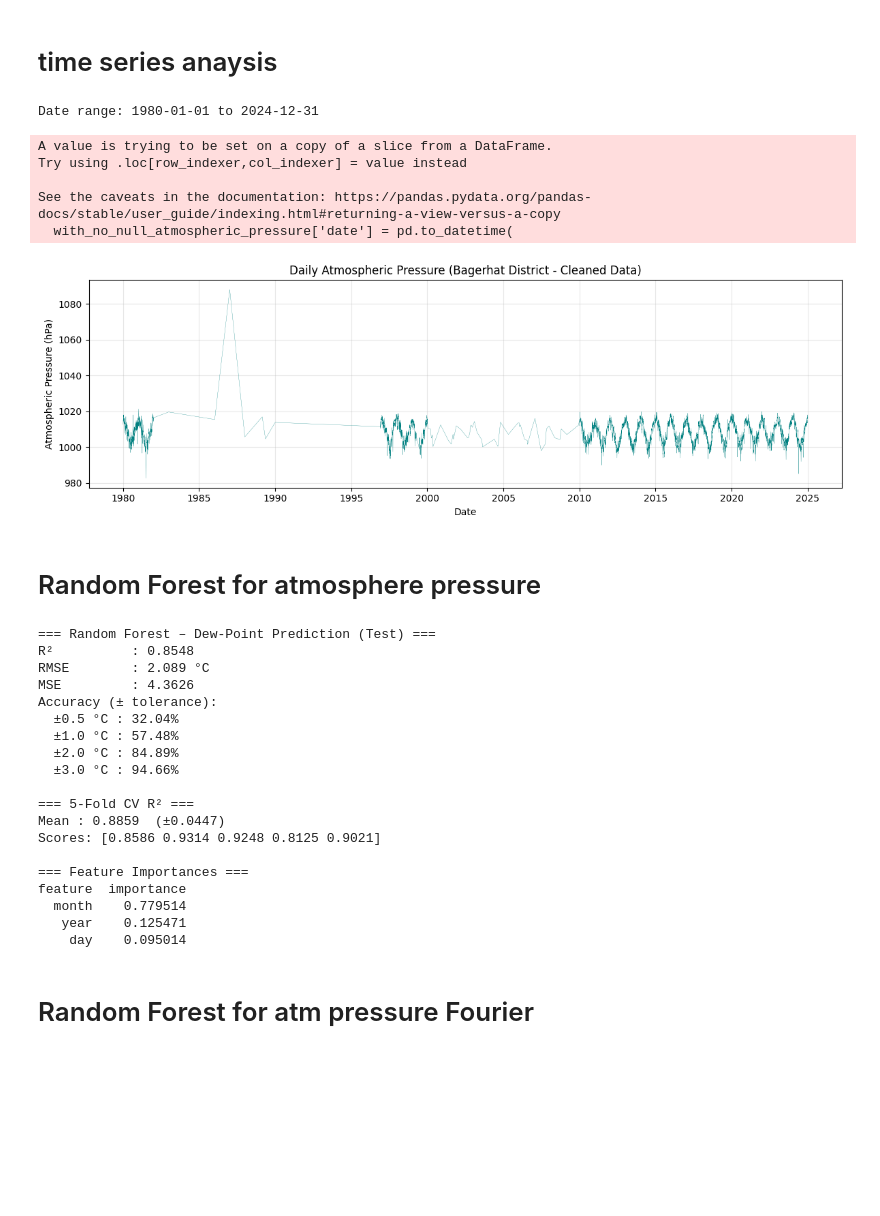
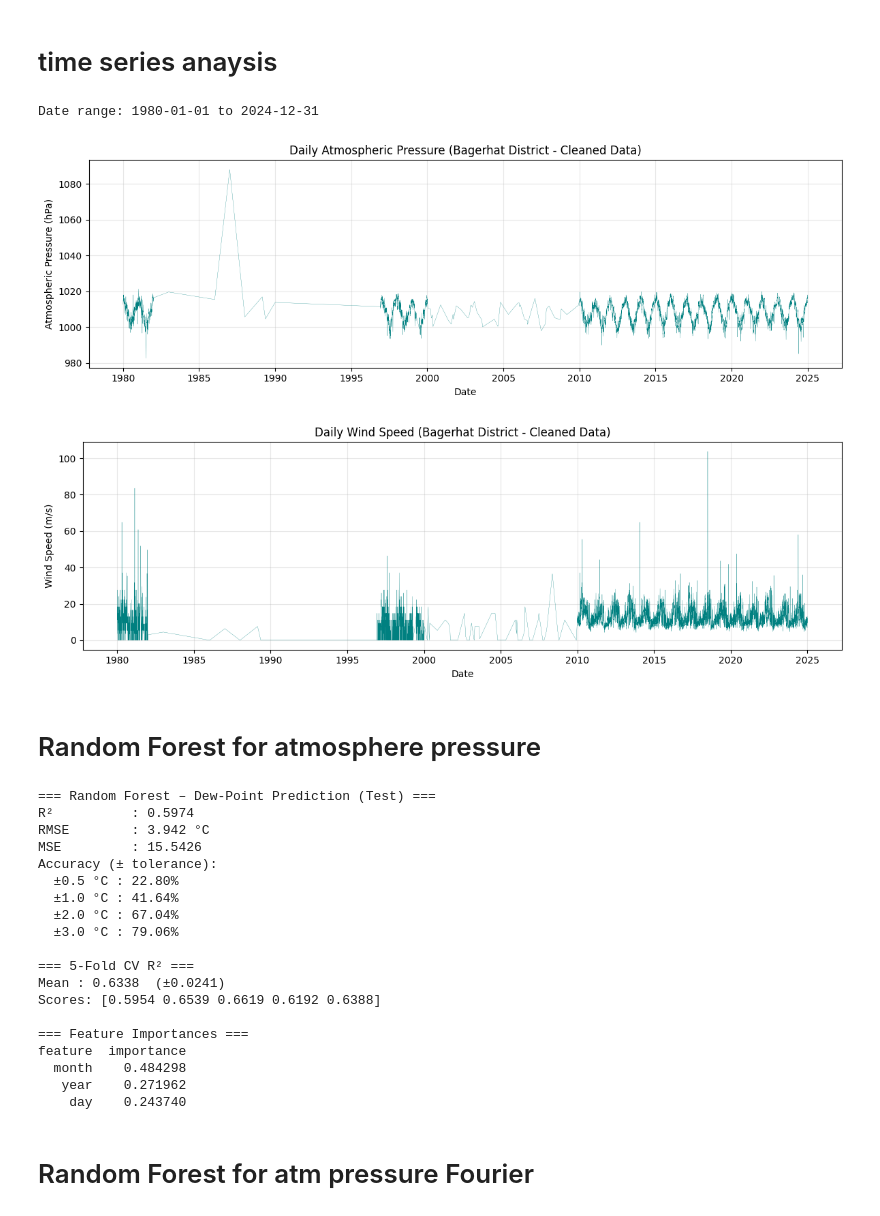
Before and after one commit to not-your-pancake/TCC-ensembling-paper, a Jupyter notebook: 10-Storm-Risk/1-bagerhat/bagerhat_storm_risk.ipynb, the cells around one changed output. Saved outputs shown, nothing was run; the diff lists cells and outputs as text; code cells hidden in the pictures; blank space fills up the shorter version.

```diff
--- a/10-Storm-Risk/1-bagerhat/bagerhat_storm_risk.ipynb
+++ b/10-Storm-Risk/1-bagerhat/bagerhat_storm_risk.ipynb
@@ -79,36 +82,43 @@ with_no_null_atmospheric_pressure.describe()
 # %%
 import matplotlib.pyplot as plt
 import pandas as pd
 
 # Ensure a datetime column exists
 if 'date' not in with_no_null_atmospheric_pressure.columns:
     with_no_null_atmospheric_pressure['date'] = pd.to_datetime(
         with_no_null_atmospheric_pressure[['year', 'month', 'day']]
     )
 
 # Show date range
 min_date = with_no_null_atmospheric_pressure['date'].min()
 max_date = with_no_null_atmospheric_pressure['date'].max()
 print(f"Date range: {min_date.date()} to {max_date.date()}")
 
 # Plot daily atmospheric pressure time series
 plt.figure(figsize=(12, 4))
-plt.plot(with_no_null_atmospheric_pressure['date'], with_no_null_atmospheric_pressure['atmospheric_pressure'],
+plt.plot(with_no_null_atmospheric_pressure['date'], with_no_null_atmospheric_pressure[['atmospheric_pressure']],
          linewidth=0.2, color='teal')
 plt.xlabel('Date')
 plt.ylabel('Atmospheric Pressure (hPa)')
 plt.title('Daily Atmospheric Pressure (Bagerhat District - Cleaned Data)')
 plt.grid(True, alpha=0.3)
 plt.tight_layout()
 plt.show()
+
+# Plot daily windspeed time series
+plt.figure(figsize=(12, 4))
+plt.plot(with_no_null_atmospheric_pressure['date'], with_no_null_atmospheric_pressure[['windspeed']],
+         linewidth=0.2, color='teal')
+plt.xlabel('Date')
+plt.ylabel('Wind Speed (m/s)')
+plt.title('Daily Wind Speed (Bagerhat District - Cleaned Data)')
+plt.grid(True, alpha=0.3)
+plt.tight_layout()
+plt.show()
 # %% [output]
 Date range: 1980-01-01 to 2024-12-31
-A value is trying to be set on a copy of a slice from a DataFrame.
-Try using .loc[row_indexer,col_indexer] = value instead
-
-See the caveats in the documentation: https://pandas.pydata.org/pandas-docs/stable/user_guide/indexing.html#returning-a-view-versus-a-copy
-  with_no_null_atmospheric_pressure['date'] = pd.to_datetime(
 [figure]
+[figure, added]
 # %% [markdown]
 # Random Forest for atmosphere pressure
 # %%
@@ -128,7 +138,7 @@ df = with_no_null_atmospheric_pressure.copy()          # <-- your cleaned data
 # ------------------------------------------------------------------
 # 2. Keep only the columns you care about
 # ------------------------------------------------------------------
-desired_column = ['day', 'month', 'year', 'atmospheric_pressure']  # <-- only these columns
+desired_column = ['day', 'month', 'year', 'atmospheric_pressure','windspeed']  # <-- only these columns
 
 # If any of the predictor columns are missing, pandas will raise a clear error
 df = df[desired_column]
@@ -143,7 +153,7 @@ if 'date' not in df.columns:
 # 4. Define FEATURES and TARGET
 # ------------------------------------------------------------------
 FEATURES = ['day', 'month', 'year']   # <-- only these two
-TARGET   = 'atmospheric_pressure'
+TARGET   = ['atmospheric_pressure','windspeed']
 
 X = df[FEATURES]
 y = df[TARGET].astype(float)
@@ -221,24 +231,24 @@ print(fi.to_string(index=False))
 # when n_estimators=500, max_depth=None ---> 0.8548 R2 score
 # %% [output]
 === Random Forest – Dew-Point Prediction (Test) ===
-R²          : 0.8548
-RMSE        : 2.089 °C
-MSE         : 4.3626
+R²          : 0.5974
+RMSE        : 3.942 °C
+MSE         : 15.5426
 Accuracy (± tolerance):
-  ±0.5 °C : 32.04%
-  ±1.0 °C : 57.48%
-  ±2.0 °C : 84.89%
-  ±3.0 °C : 94.66%
+  ±0.5 °C : 22.80%
+  ±1.0 °C : 41.64%
+  ±2.0 °C : 67.04%
+  ±3.0 °C : 79.06%
 
 === 5-Fold CV R² ===
-Mean : 0.8859  (±0.0447)
-Scores: [0.8586 0.9314 0.9248 0.8125 0.9021]
+Mean : 0.6338  (±0.0241)
+Scores: [0.5954 0.6539 0.6619 0.6192 0.6388]
 
 === Feature Importances ===
 feature  importance
-  month    0.779514
-   year    0.125471
-    day    0.095014
+  month    0.484298
+   year    0.271962
+    day    0.243740
 # %% [markdown]
 # Random Forest for atm pressure Fourier
 # %%
```
Also changed, not shown: parts of 4 cells of this notebook.
